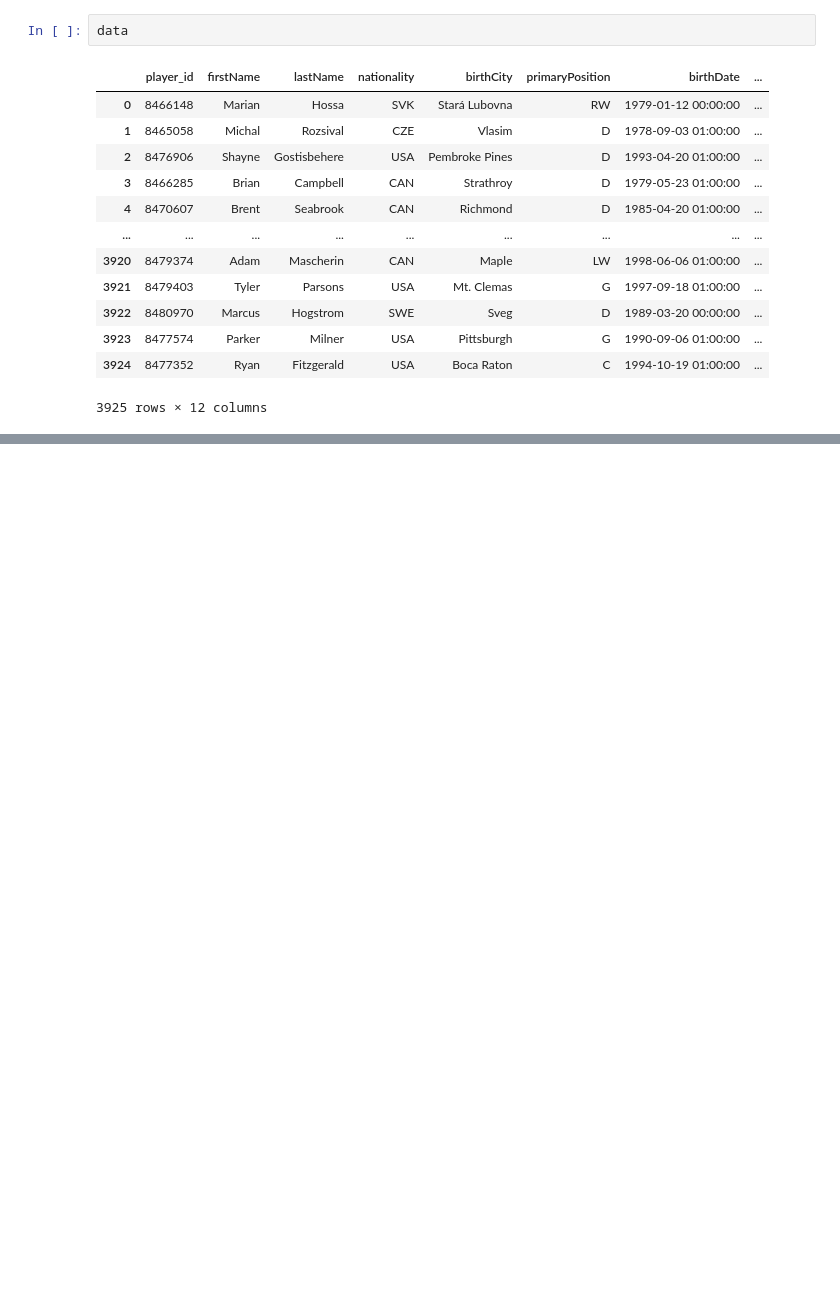
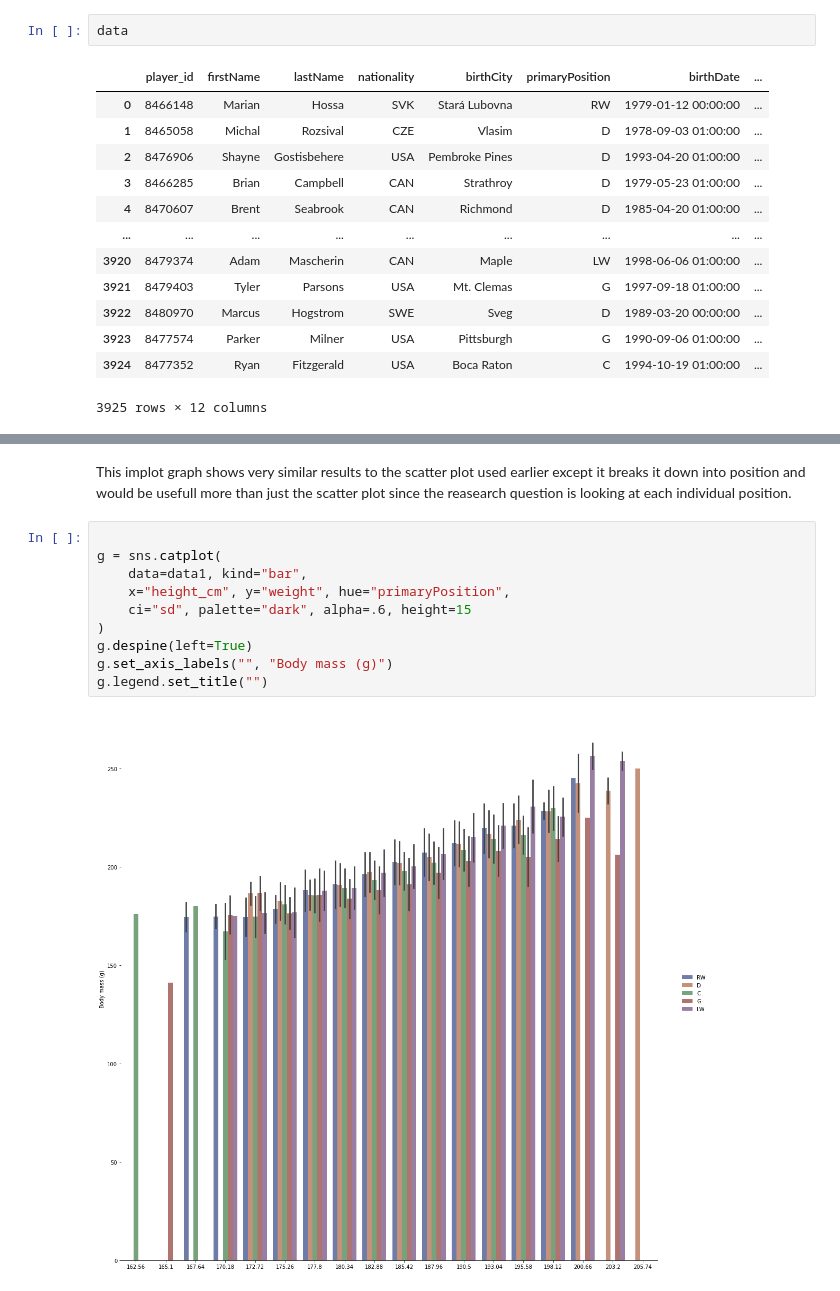
Before and after one commit to data301-2021-winter1/project-group31-project, a Jupyter notebook: DataAnalysis.ipynb, the cells around one changed output, grey strips where cells are left out. Saved outputs shown, nothing was run; the diff lists cells and outputs as text; blank space fills up the shorter version.

```diff
--- a/DataAnalysis.ipynb
+++ b/DataAnalysis.ipynb
@@ -26,0 +99,14 @@ data
+# %% [markdown]
+This implot graph shows very similar results to the scatter plot used earlier except it breaks it down into position and would be usefull more than just the scatter plot since the reasearch question is looking at each individual position.
+# %%
+
+g = sns.catplot(
+    data=data1, kind="bar",
+    x="height_cm", y="weight", hue="primaryPosition",
+    ci="sd", palette="dark", alpha=.6, height=15
+)
+g.despine(left=True)
+g.set_axis_labels("", "Body mass (g)")
+g.legend.set_title("")
+# %% [output]
+[figure, added]
```
Also changed, not shown: parts of 15 cells of this notebook, 1 other file.
